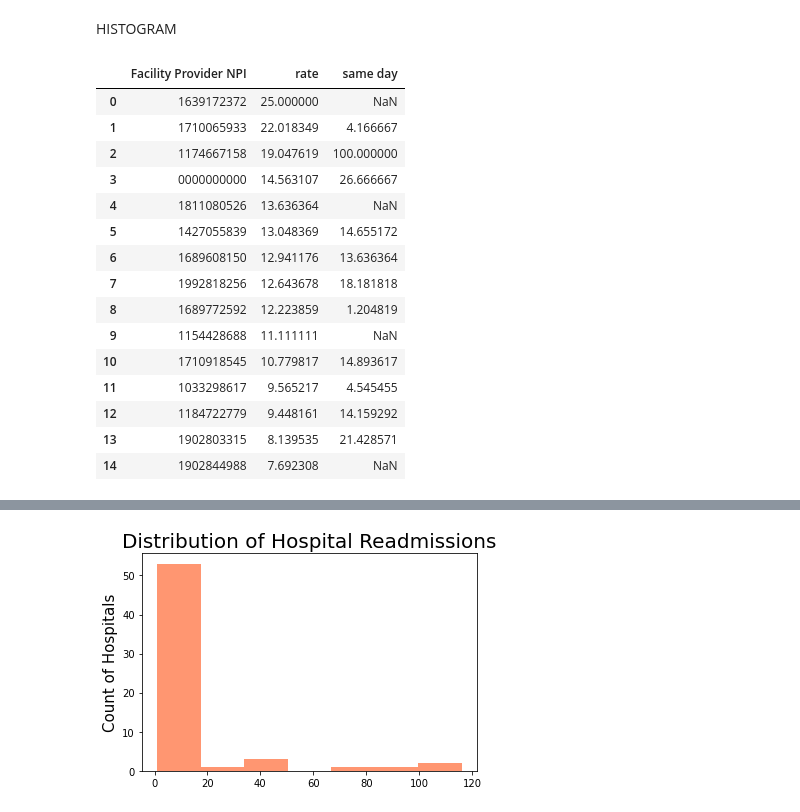
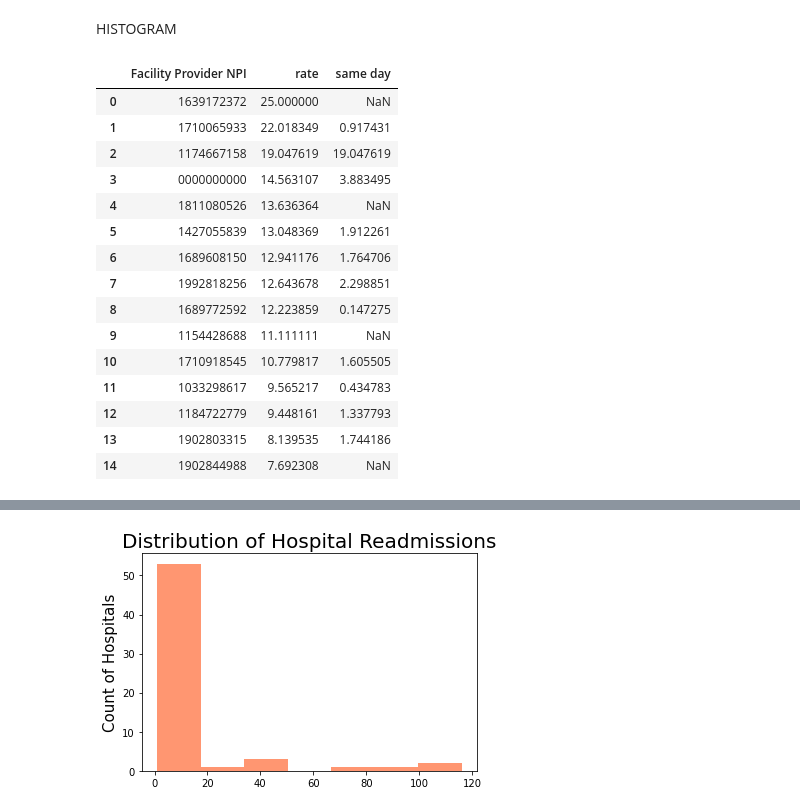
Before and after one commit to tipearso/hospital-readmissions, a Jupyter notebook: notebooks/plots.ipynb, the cells around one changed output, grey strips where cells are left out. Cells and saved outputs as stored; diff of their text form; code cells hidden in the pictures.

```diff
--- a/notebooks/plots.ipynb
+++ b/notebooks/plots.ipynb
@@ -109,33 +109,34 @@ ad_count_hospital_high2= ad_count_hospital_high[['Facility Provider NPI','Encoun
 # %%
 combo = read_count_hospital_high2.merge(ad_count_hospital_high2, how = 'left', on = 'Facility Provider NPI')
 combo['rate']= combo['Encounter ID_x']/  combo['Encounter ID_y'] *100
 combo = combo.sort_values(['rate'], ascending = (False))
 combo = combo[combo['Encounter ID_y'] >= 20]
 
 combo3 = one_top[one_top['Days Since Last Visit'] == '0 days']
 combo3 = combo3.groupby(['Facility Provider NPI'], as_index=False).count()
 combo3 = combo3.sort_values(['Encounter ID'], ascending = (False))
 combo3 = combo3[['Facility Provider NPI', 'Patient ID']]
 combo4 = combo.merge(combo3, how = 'left', on = 'Facility Provider NPI')
 combo4 = combo4.sort_values(['Patient ID'], ascending = (False))
-combo4['same day'] = combo4['Patient ID']/ combo4['Encounter ID_x']*100
+combo4['same day'] = combo4['Patient ID']/ combo4['Encounter ID_y']*100
 combo4 = combo4[['Facility Provider NPI','rate', 'same day']]
 combo4 = combo4.sort_values(['rate'], ascending = (False))
+
 combo4
 # %% [output]
 |  | Facility Provider NPI | rate | same day |
 | 0 | 1639172372 | 25.000000 | NaN |
-| 1 | 1710065933 | 22.018349 | 4.166667 |
-| 2 | 1174667158 | 19.047619 | 100.000000 |
-| 3 | 0000000000 | 14.563107 | 26.666667 |
+| 1 | 1710065933 | 22.018349 | 0.917431 |
+| 2 | 1174667158 | 19.047619 | 19.047619 |
+| 3 | 0000000000 | 14.563107 | 3.883495 |
 | 4 | 1811080526 | 13.636364 | NaN |
-| 5 | 1427055839 | 13.048369 | 14.655172 |
-| 6 | 1689608150 | 12.941176 | 13.636364 |
-| 7 | 1992818256 | 12.643678 | 18.181818 |
-| 8 | 1689772592 | 12.223859 | 1.204819 |
+| 5 | 1427055839 | 13.048369 | 1.912261 |
+| 6 | 1689608150 | 12.941176 | 1.764706 |
+| 7 | 1992818256 | 12.643678 | 2.298851 |
+| 8 | 1689772592 | 12.223859 | 0.147275 |
 | 9 | 1154428688 | 11.111111 | NaN |
-| 10 | 1710918545 | 10.779817 | 14.893617 |
-| 11 | 1033298617 | 9.565217 | 4.545455 |
-| 12 | 1184722779 | 9.448161 | 14.159292 |
-| 13 | 1902803315 | 8.139535 | 21.428571 |
+| 10 | 1710918545 | 10.779817 | 1.605505 |
+| 11 | 1033298617 | 9.565217 | 0.434783 |
+| 12 | 1184722779 | 9.448161 | 1.337793 |
+| 13 | 1902803315 | 8.139535 | 1.744186 |
 | 14 | 1902844988 | 7.692308 | NaN |
```
Also changed, not shown: parts of 3 cells of this notebook, 2 other files.
